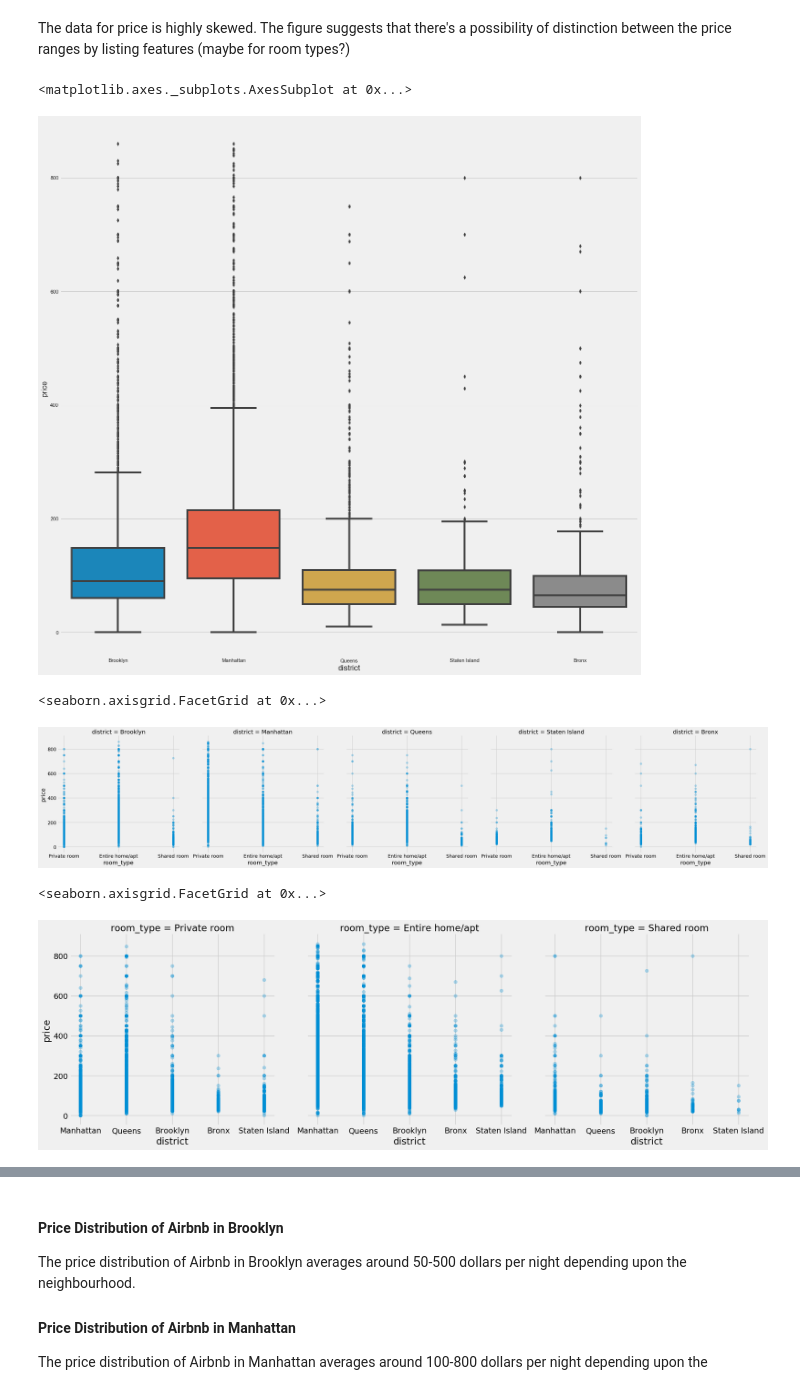
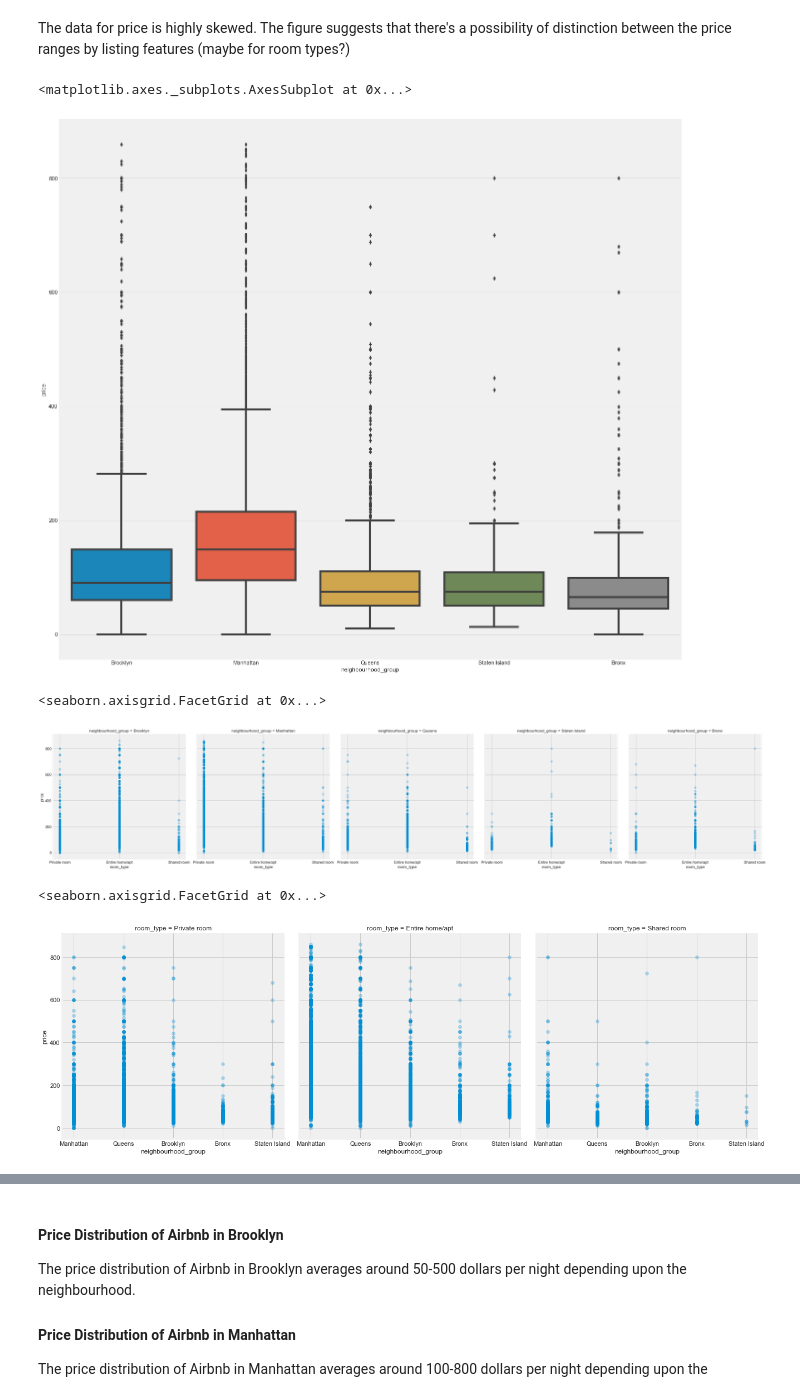
Before and after one commit to olavocarvalho/ironhack-codelabs, a Jupyter notebook: projects/visualizing-real-world-data-project/your-code/airbnb-open-data.ipynb, the cells around one changed output, grey strips where cells are left out. Drawn from its saved outputs; the diff is of its cells as text; code cells hidden in the pictures.

```diff
--- a/projects/visualizing-real-world-data-project/your-code/airbnb-open-data.ipynb
+++ b/projects/visualizing-real-world-data-project/your-code/airbnb-open-data.ipynb
@@ -276,4 +269,5 @@ print(len(raw_data) - len(remove_outliers(raw_data, 'price', 3)))
 388
 # %%
 # Creating subsets using 3 std distance
-airbnb_3std = remove_outliers(raw_data, 'price', 3)
+airbnb_3std = remove_outliers(raw_data, 'price', 1)
+airbnb_3std.head()
@@ -289,20 +290,20 @@ The data for price is highly skewed. The figure suggests that there's a possibil
 # %%
 # Plot the price range of each district for private rooms
 fig, ax = plt.subplots(1,1, figsize=(20,20))
-sns.boxplot(x='district', y='price', data=airbnb_3std)
+sns.boxplot(x='neighbourhood_group', y='price', data=airbnb_3std)
 # %% [output]
 <matplotlib.axes._subplots.AxesSubplot at 0x...>
-[figure, old version]
+[figure, new version]
 # %%
-g = sns.FacetGrid(airbnb_3std, col="district", col_wrap=5, height=6)
+g = sns.FacetGrid(airbnb_3std, col="neighbourhood_group", col_wrap=5, height=6)
 g.map(plt.scatter, "room_type", "price", alpha=.3)
 # %% [output]
 <seaborn.axisgrid.FacetGrid at 0x...>
-[figure, old version]
+[figure, new version]
 # %%
 g = sns.FacetGrid(airbnb_3std, col="room_type", col_wrap=5, height=6)
-g.map(plt.scatter, "district", "price", alpha=.3)
+g.map(plt.scatter, "neighbourhood_group", "price", alpha=.3)
 # %% [output]
 <seaborn.axisgrid.FacetGrid at 0x...>
-[figure, old version]
+[figure, new version]
 # %%
```
Also changed, not shown: parts of 17 cells of this notebook.
